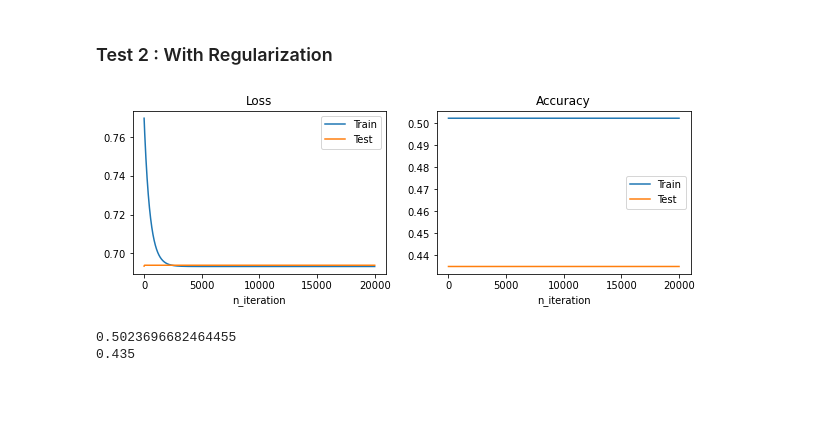
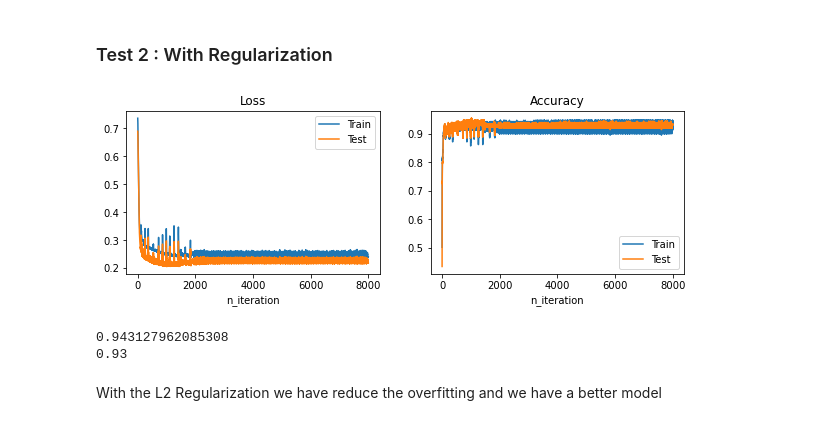
Before and after one commit to danchaud-vincent/deep-learning-specialization, a Jupyter notebook: 09-Test Regularization on Neural Network.ipynb, the cells around one changed output. Cells and saved outputs as stored; diff of their text form; code cells hidden in the pictures; blank space fills up the shorter version.

Commit message:
regularization

```diff
--- a/09-Test Regularization on Neural Network.ipynb
+++ b/09-Test Regularization on Neural Network.ipynb
@@ -133,7 +134,7 @@ def forward_propagation(X,parameters,activation_name="relu"):
 # %% [markdown]
 ## Compute Loss with or without L2 regularization
 # %%
-def cost_function(AL,y,parameters,lambd,regularization=False):
+def cost_function(AL,y,parameters,lambd,regularization):
 
     """
     Compute the log loss L(y_pred,y)
@@ -232,7 +233,7 @@ def backward_activation(dA,Z,function_name="relu"):
 
     return dZ
 # %%
-def backward_propagation(AL,y,caches,lambd,function_name="relu",regularization=False):
+def backward_propagation(AL,y,caches,lambd,regularization,function_name="relu",):
 
     # gradients
     gradients = {}
@@ -360,7 +361,7 @@ def neural_network_model(X_train,y_train,X_test,y_test,hidden_layers_dims,n_iter
         cost_train = cost_function(AL_train,y_train,parameters,lambd,regularization)
         costs_train.append(cost_train)
 
-        cost_test = cost_function(AL_test,y_test,0,False)
+        cost_test = cost_function(AL_test,y_test,parameters,0,False)
         costs_test.append(cost_test)
 
         # accuracy
@@ -373,7 +374,7 @@ def neural_network_model(X_train,y_train,X_test,y_test,hidden_layers_dims,n_iter
         accs_test.append(acc_test)
 
         # ---- bacward propagation ------
-        gradients = backward_propagation(AL_train,y_train,caches,lambd,function_name,regularization)
+        gradients = backward_propagation(AL_train,y_train,caches,lambd,regularization,function_name=function_name)
 
         # ---- update params ------------
         params = update_parameters(parameters, gradients, learning_rate)
@@ -441,34 +442,35 @@ print(acc_test)
 # %% [markdown]
 ### Test 2 : With Regularization
 # %%
-
-dict_model = neural_network_model(X_train,y_train,X_test,y_test,hidden_layers_dims = [20,3,1],n_iter=20000,learning_rate=0.3,lambd=0.7,function_name="relu",regularization=True,display=False)
+dico_model = neural_network_model(X_train,y_train,X_test,y_test,hidden_layers_dims = [20,3,1],n_iter=8000,learning_rate=0.3,lambd=0.4,function_name="relu",regularization=True,display=False)
 # %%
 # Display the result
 
 fig, axs = plt.subplots(1, 2, figsize=(10, 3))
 
-axs[0].plot(dict_model["cost_train"])
-axs[0].plot(dict_model["cost_test"])
+axs[0].plot(dico_model["cost_train"])
+axs[0].plot(dico_model["cost_test"])
 axs[0].set_title("Loss")
 axs[0].set_xlabel("n_iteration")
 axs[0].legend(["Train","Test"])
 
-axs[1].plot(dict_model["accuracy_train"])
-axs[1].plot(dict_model["accuracy_test"])
+axs[1].plot(dico_model["accuracy_train"])
+axs[1].plot(dico_model["accuracy_test"])
 axs[1].set_title("Accuracy")
 axs[1].set_xlabel("n_iteration")
 axs[1].legend(["Train","Test"])
 plt.show()
 # %% [output]
-[figure, old version]
+[figure, new version]
 # %%
-parameters = dict_model["parameters"]
+parameters = dico_model["parameters"]
 acc_train = score(X_train,y_train,parameters)
 acc_test = score(X_test,y_test,parameters)
 
 print(acc_train)
 print(acc_test)
 # %% [output]
-0.5023696682464455
-0.435
+0.943127962085308
+0.93
+# %% [markdown]
+With the L2 Regularization we have reduce the overfitting and we have a better model
```
Also changed, not shown: parts of 4 cells of this notebook, 1 other file.
